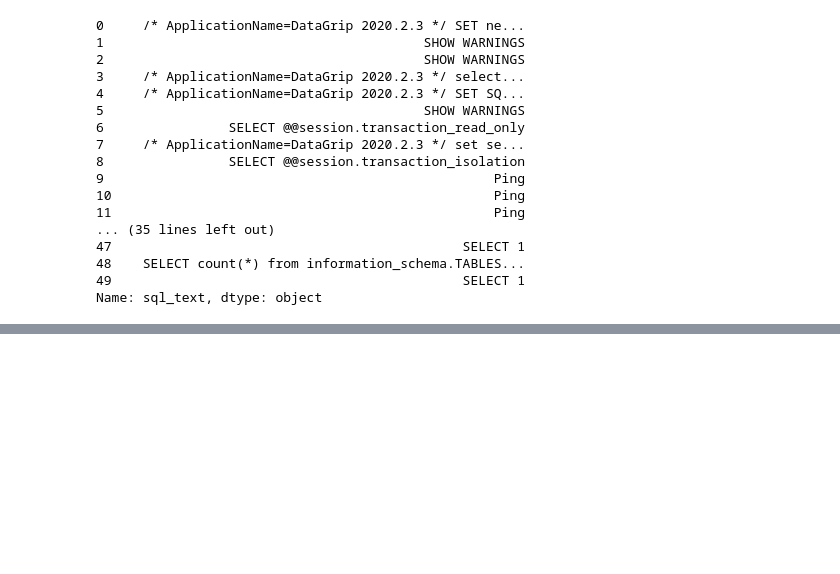
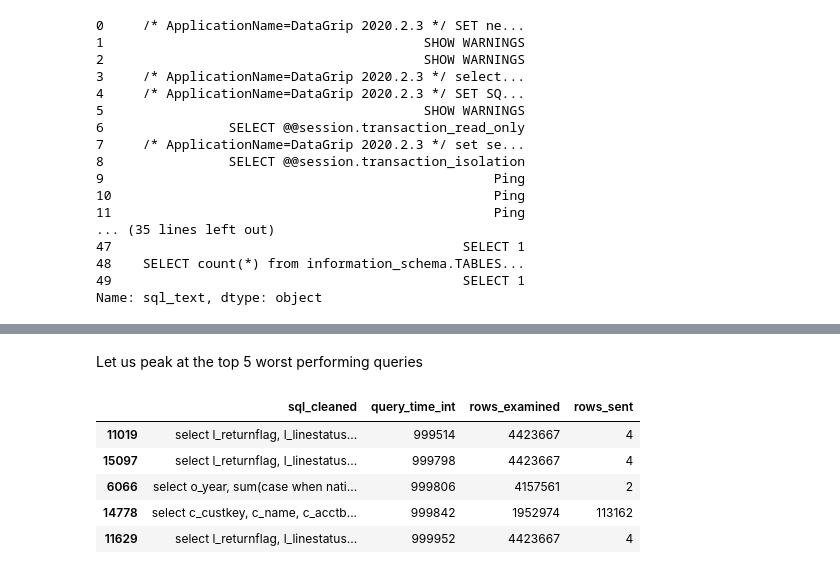
Before and after one commit to erolm-a/sql-analytics-problem, a Jupyter notebook: DataAnalytics.ipynb, the cells around one changed output, grey strips where cells are left out. Cells and saved outputs as stored; diff of their text form; code cells hidden in the pictures; blank space fills up the shorter version.

```diff
--- a/DataAnalytics.ipynb
+++ b/DataAnalytics.ipynb
@@ -242,0 +293,13 @@ Name: sql_text, dtype: object
+# %% [markdown]
+Let us peak at the top 5 worst performing queries
+# %%
+top_5 = log_numerical_df.sort_values(by="query_time_int").tail(5)[["sql_cleaned", "query_time_int", "rows_examined", "rows_sent"]]
+
+top_5
+# %% [output]
+|  | sql_cleaned | query_time_int | rows_examined | rows_sent |
+| 11019 | select l_returnflag, l_linestatus... | 999514 | 4423667 | 4 |
+| 15097 | select l_returnflag, l_linestatus... | 999798 | 4423667 | 4 |
+| 6066 | select o_year, sum(case when nati... | 999806 | 4157561 | 2 |
+| 14778 | select c_custkey, c_name, c_acctb... | 999842 | 1952974 | 113162 |
+| 11629 | select l_returnflag, l_linestatus... | 999952 | 4423667 | 4 |
```
Also changed, not shown: parts of 8 cells of this notebook.
